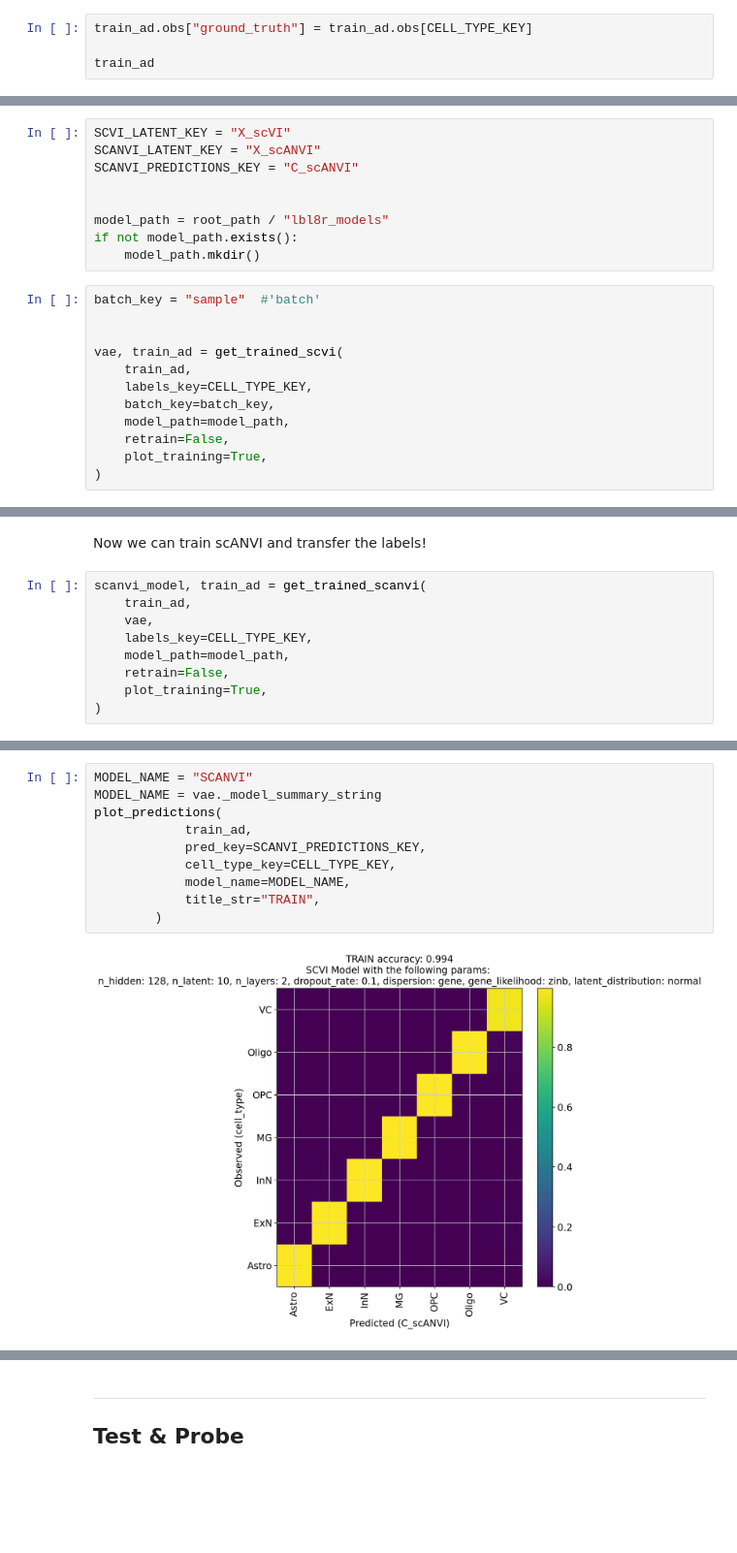
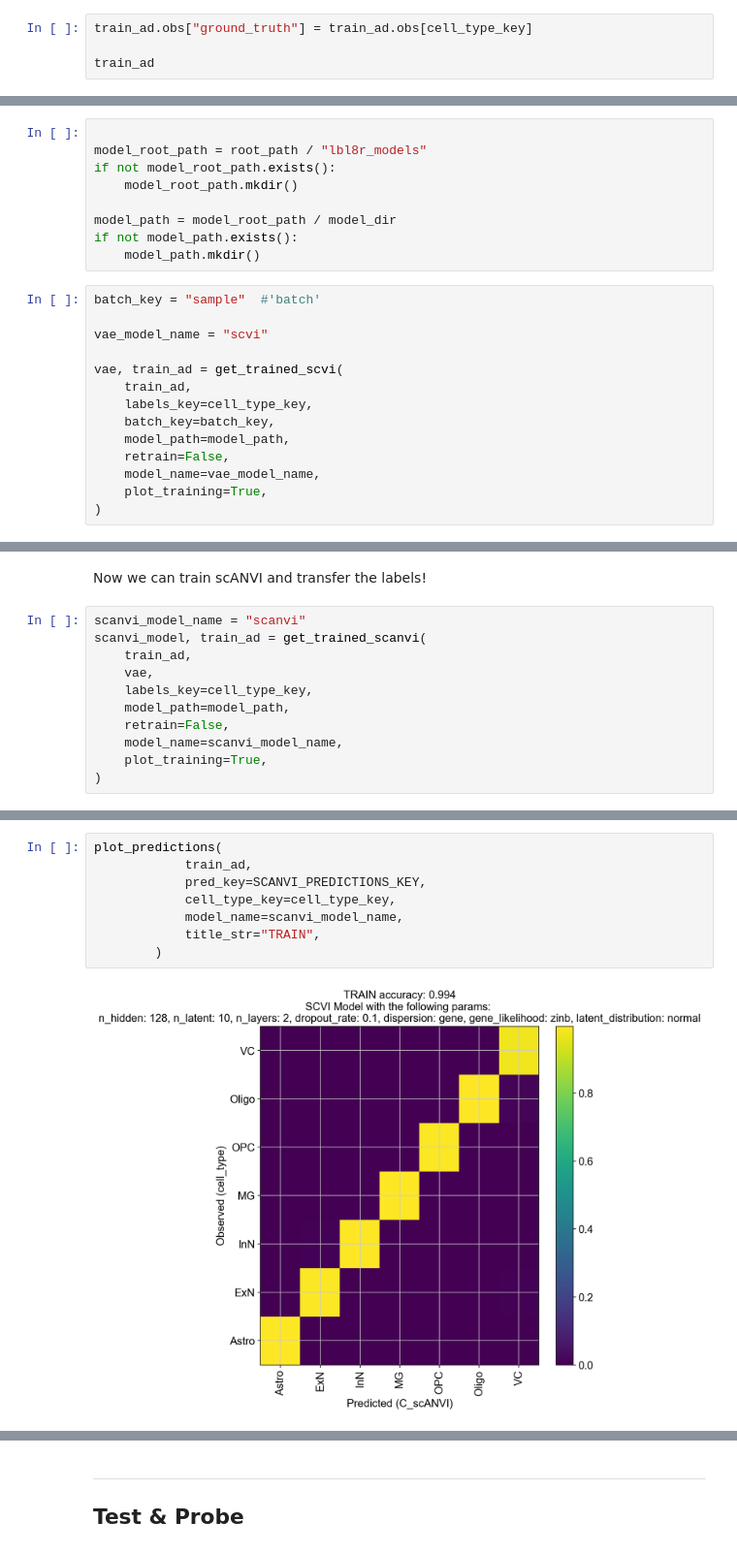
Before and after one commit to ergonyc/labelator, a Jupyter notebook: nbs/e2e_scanvi.ipynb, the cells around one changed output, grey strips where cells are left out. Shown at 97% size. Saved outputs shown, nothing was run; the diff lists cells and outputs as text; blank space fills up the shorter version.

```diff
--- a/nbs/e2e_scanvi.ipynb
+++ b/nbs/e2e_scanvi.ipynb
@@ -227,5 +226,5 @@ OUT_PATH = data_path / "SCANVI"
 # %%
-train_ad.obs["ground_truth"] = train_ad.obs[CELL_TYPE_KEY]
+train_ad.obs["ground_truth"] = train_ad.obs[cell_type_key]
 
 train_ad
 # %% [output]
@@ -240,22 +252,24 @@ AnnData object with n_obs × n_vars = 502085 × 3000
 # %%
-SCVI_LATENT_KEY = "X_scVI"
-SCANVI_LATENT_KEY = "X_scANVI"
-SCANVI_PREDICTIONS_KEY = "C_scANVI"
 
+model_root_path = root_path / "lbl8r_models"
+if not model_root_path.exists():
+    model_root_path.mkdir()
 
-model_path = root_path / "lbl8r_models"
+model_path = model_root_path / model_dir
 if not model_path.exists():
     model_path.mkdir()
 # %%
 batch_key = "sample"  #'batch'
 
+vae_model_name = "scvi"
 
 vae, train_ad = get_trained_scvi(
     train_ad,
-    labels_key=CELL_TYPE_KEY,
+    labels_key=cell_type_key,
     batch_key=batch_key,
     model_path=model_path,
     retrain=False,
+    model_name=vae_model_name,
     plot_training=True,
 )
 # %% [output]
@@ -278,12 +292,14 @@ AnnData object with n_obs × n_vars = 502085 × 3000
 # %% [markdown]
 Now we can train scANVI and transfer the labels!
 # %%
+scanvi_model_name = "scanvi"
 scanvi_model, train_ad = get_trained_scanvi(
     train_ad,
     vae,
-    labels_key=CELL_TYPE_KEY,
+    labels_key=cell_type_key,
     model_path=model_path,
     retrain=False,
+    model_name=scanvi_model_name,
     plot_training=True,
 )
 # %% [output]
@@ -297,15 +341,13 @@ INFO     File ../lbl8r_models/SCANVI/model.pt already downloaded
 # %%
-MODEL_NAME = "SCANVI"
-MODEL_NAME = vae._model_summary_string
 plot_predictions(
             train_ad,
             pred_key=SCANVI_PREDICTIONS_KEY,
-            cell_type_key=CELL_TYPE_KEY,
-            model_name=MODEL_NAME,
+            cell_type_key=cell_type_key,
+            model_name=scanvi_model_name,
             title_str="TRAIN",
         )
 # %% [output]
-[figure, old version]
+[figure, new version]
 # %%
 # this should also add the embeddings to the adata
 plot_embedding(
```
Also changed, not shown: parts of 36 cells of this notebook, 10 other files.
